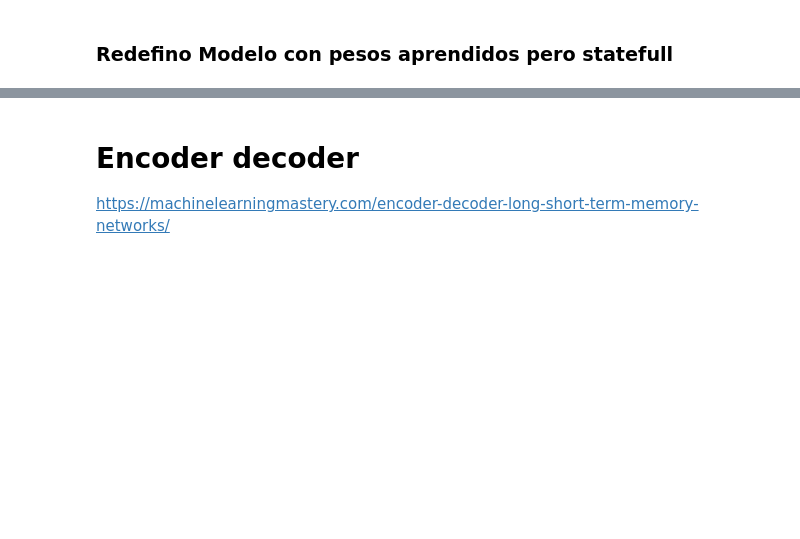
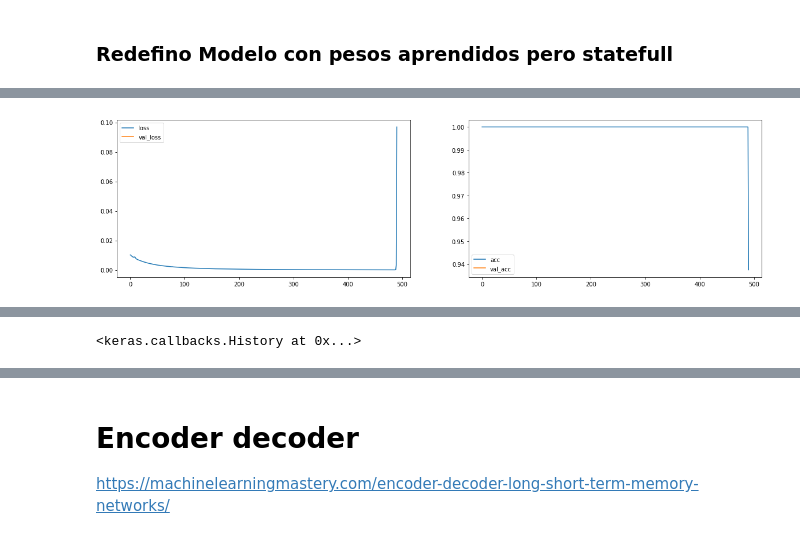
Before and after one commit to lab-ml-itba/12-RNN, a Jupyter notebook: 2_Toy_example.ipynb, the cells around one changed output, grey strips where cells are left out. Drawn from its saved outputs; the diff is of its cells as text; code cells hidden in the pictures; blank space fills up the shorter version.

```diff
--- a/2_Toy_example.ipynb
+++ b/2_Toy_example.ipynb
@@ -602,0 +930,24 @@ https://machinelearningmastery.com/understanding-stateful-lstm-recurrent-neural-
+# %%
+chars = sorted(set(text))
+chars_to_indices = dict((c, i) for i, c in enumerate(chars))
+chars_to_indices[''] = -1
+# %%
+def code_chars(X, y, chars_to_indices):
+    X_coded = []
+    y_coded = []
+    for i, xi in enumerate(X):
+        one_h_y = [0]*(len(chars_to_indices) - 1) # Menos 1 por el '' agregado
+        vect = []
+        for c in xi:
+            one_h = [0]*(len(chars_to_indices) - 1)
+            if c == '':
+                vect.append(one_h)
+            else:
+                one_h[chars_to_indices[c]] = 1
+                vect.append(one_h)
+        X_coded.append(vect)
+        one_h_y[chars_to_indices[y[i]]] = 1
+        y_coded.append(one_h_y)
+    return np.array(X_coded), np.array(y_coded)
+# %%
+X_coded, y_coded = code_chars(X_4, y_4, chars_to_indices)
@@ -602,0 +999,5 @@ https://machinelearningmastery.com/understanding-stateful-lstm-recurrent-neural-
+# %%
+model_5 = Sequential()
+model_5.add(SimpleRNN(10, input_shape=(X_coded.shape[1],X_coded.shape[2])))
+model_5.add(Dense(len(chars), activation="softmax"))
+model_5.summary()
@@ -602,0 +1016,6 @@ https://machinelearningmastery.com/understanding-stateful-lstm-recurrent-neural-
+# %%
+model_5.compile(optimizer='adam', loss='categorical_crossentropy', metrics=['accuracy'])
+plot_losses = PlotLosses(plot_interval=10, evaluate_interval=None)
+model_5.fit(X_coded,y_coded, epochs=500, batch_size=1, verbose=1, callbacks=[plot_losses])
+# %% [output]
+[figure, added]
@@ -602,0 +1041 @@ https://machinelearningmastery.com/understanding-stateful-lstm-recurrent-neural-
+<keras.callbacks.History at 0x...>
```
Also changed, not shown: parts of 164 cells of this notebook, 16 other files.
